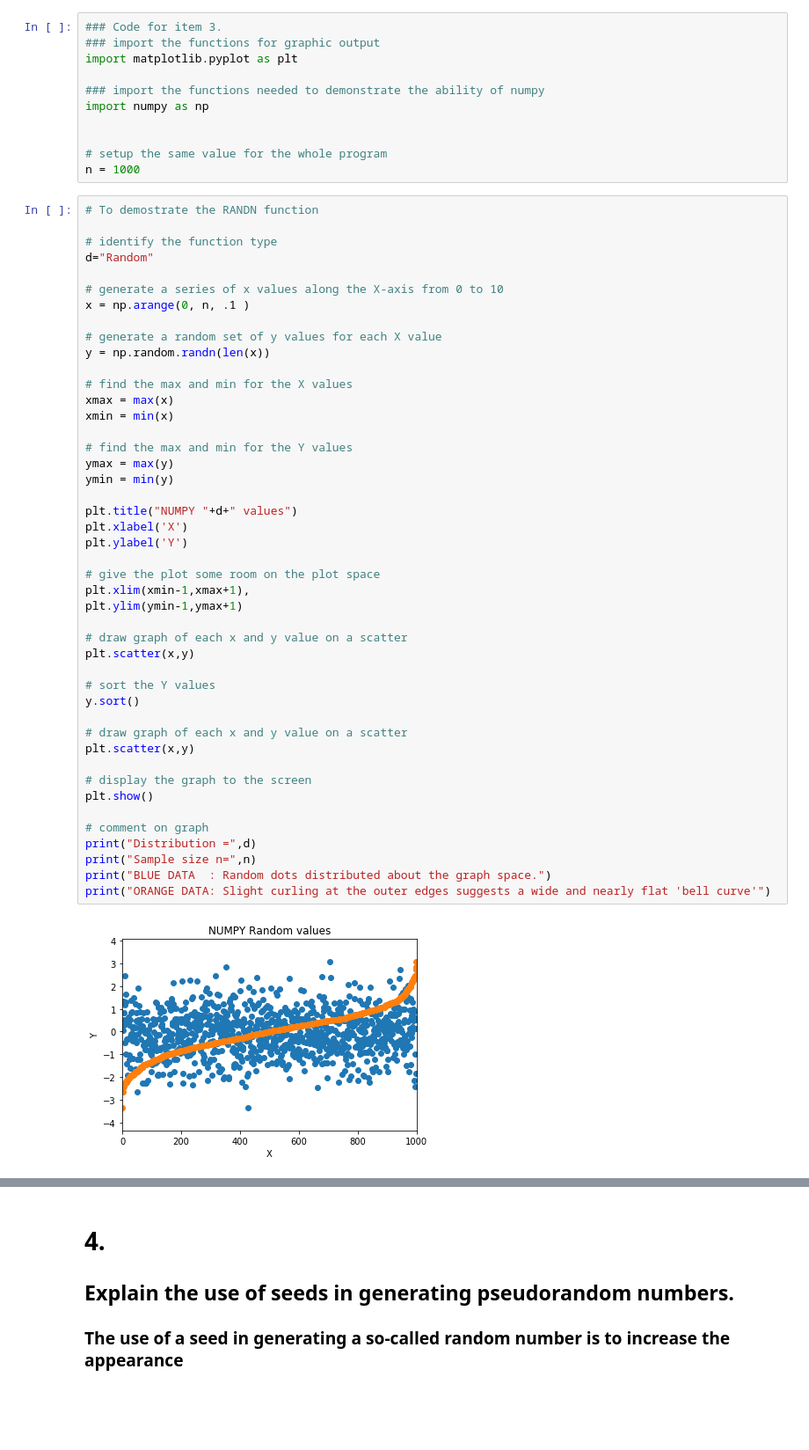
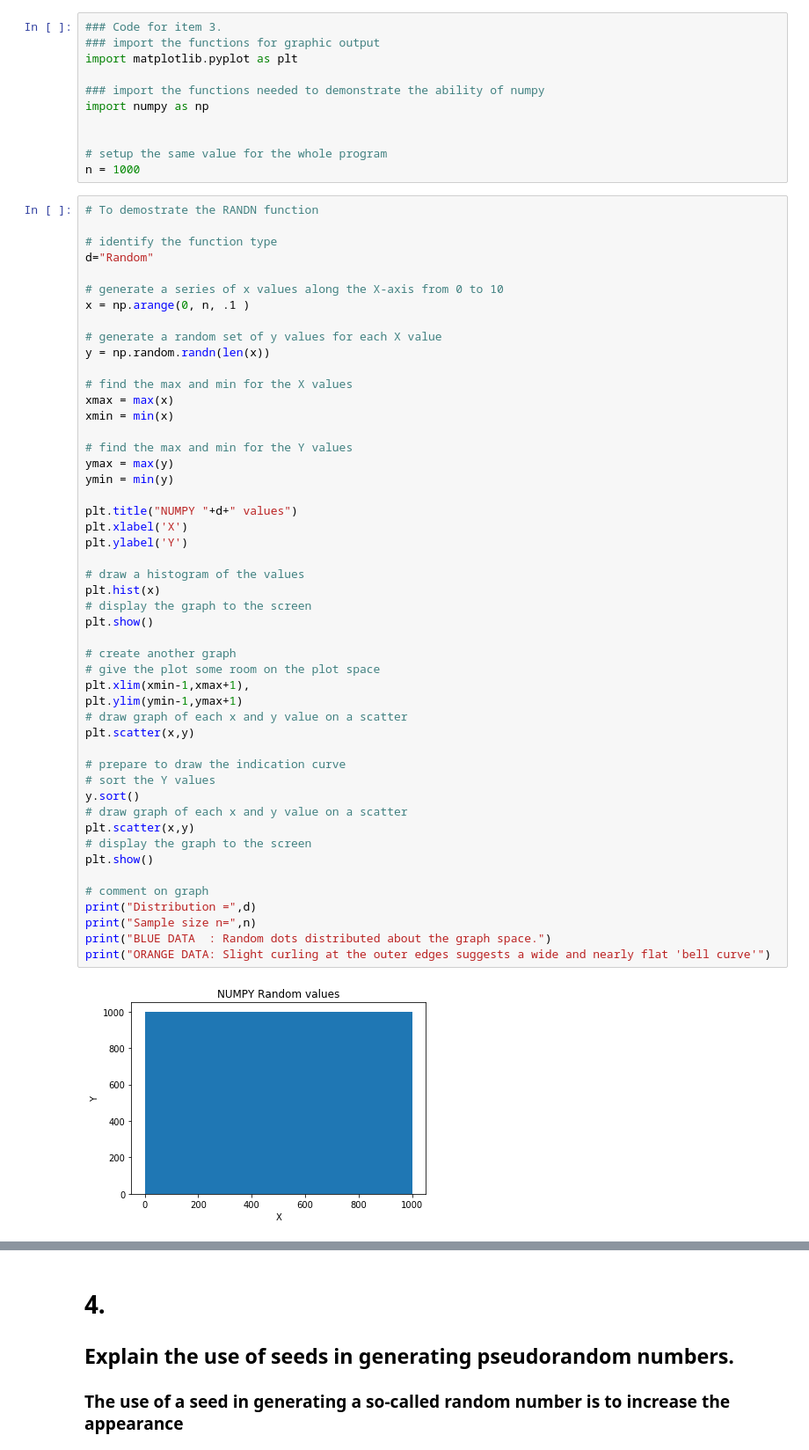
Before and after one commit to g00364787/52465-prog-for-d-a, a Jupyter notebook: GMIT--PROG-D-A-ASSESSMENT--20181108A.ipynb, the cells around one changed output, grey strips where cells are left out. Shown: that part at 88% size. Saved outputs shown, nothing was run; the diff lists cells and outputs as text; blank space fills up the shorter version.

```diff
--- a/GMIT--PROG-D-A-ASSESSMENT--20181108A.ipynb
+++ b/GMIT--PROG-D-A-ASSESSMENT--20181108A.ipynb
@@ -116,34 +118,38 @@ y = np.random.randn(len(x))
 xmax = max(x)
 xmin = min(x)
 
 # find the max and min for the Y values
 ymax = max(y)
 ymin = min(y)
 
 plt.title("NUMPY "+d+" values")
 plt.xlabel('X')
 plt.ylabel('Y')
 
+# draw a histogram of the values
+plt.hist(x)
+# display the graph to the screen
+plt.show()
+
+# create another graph
 # give the plot some room on the plot space
 plt.xlim(xmin-1,xmax+1),
 plt.ylim(ymin-1,ymax+1)
-
 # draw graph of each x and y value on a scatter
 plt.scatter(x,y)
 
+# prepare to draw the indication curve
 # sort the Y values
 y.sort()
-
 # draw graph of each x and y value on a scatter
 plt.scatter(x,y)
-
 # display the graph to the screen
 plt.show()
 
 # comment on graph
 print("Distribution =",d)
 print("Sample size n=",n)
 print("BLUE DATA  : Random dots distributed about the graph space.")
 print("ORANGE DATA: Slight curling at the outer edges suggests a wide and nearly flat 'bell curve'")
 # %% [output]
-[figure, old version]
+[figure, new version]
```
Also changed, not shown: parts of 7 cells of this notebook, 4 other files.
